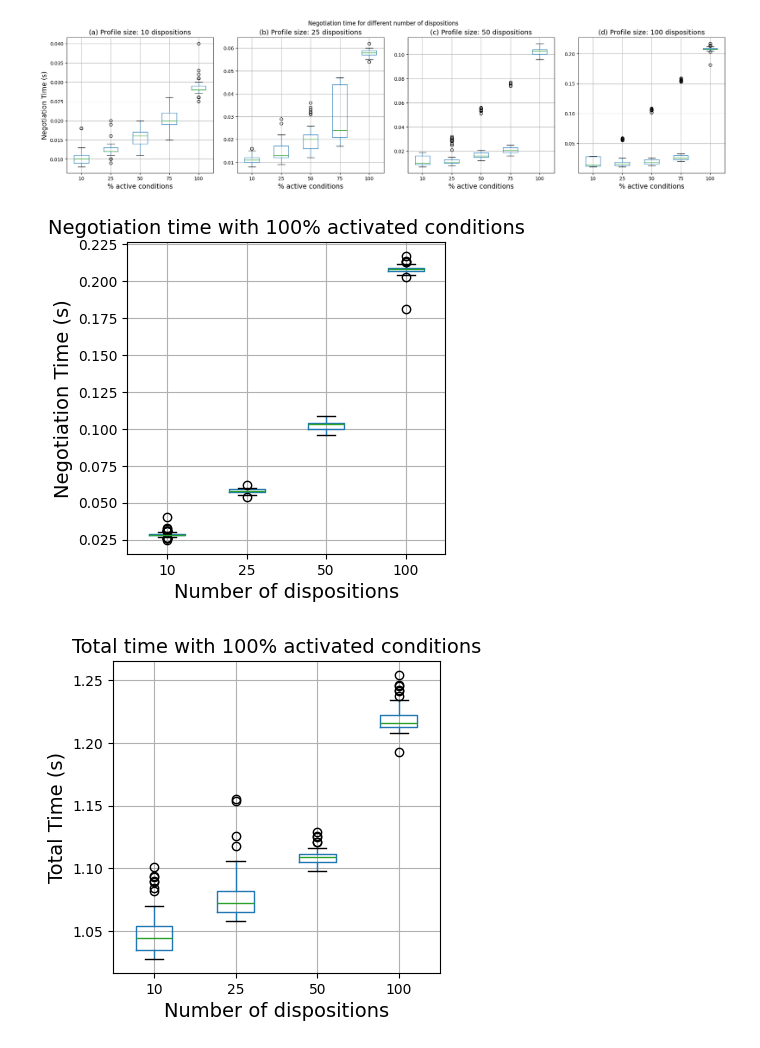
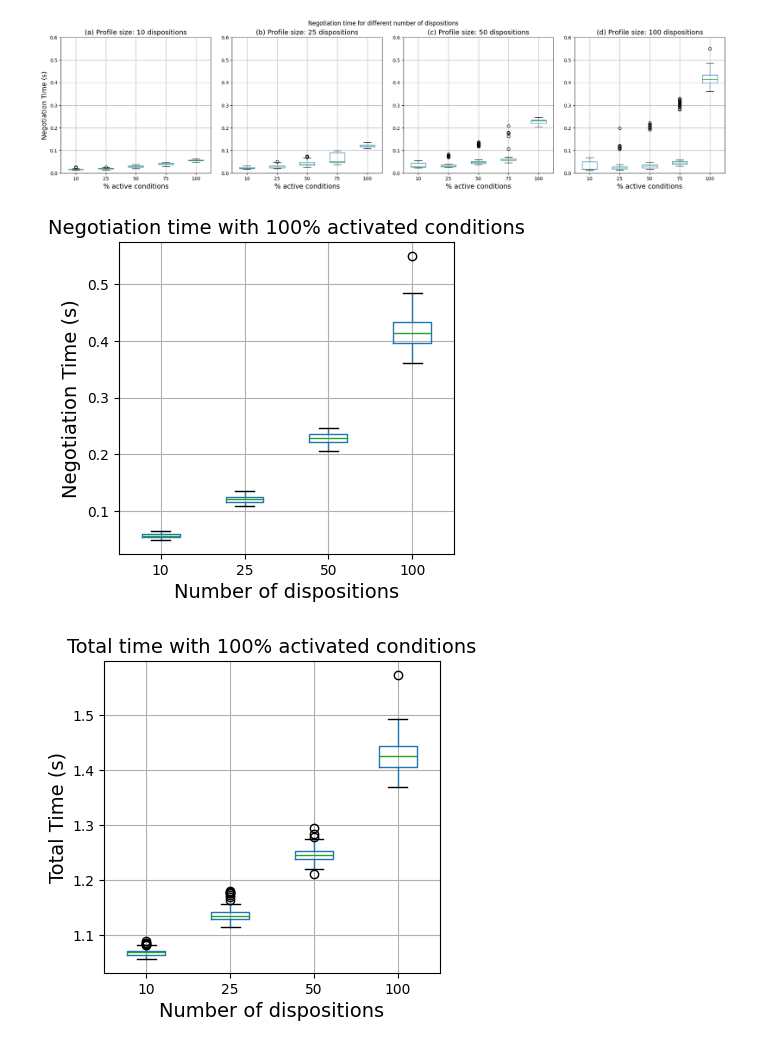
Before and after one commit to reichern/robethichor-self-negotiation, a Jupyter notebook: evaluation/scalability.ipynb, the cells around one changed output. Cells and saved outputs as stored; diff of their text form; code cells hidden in the pictures.

Commit message:
evaluation update, new results slightly changes scripts

```diff
--- a/evaluation/scalability.ipynb
+++ b/evaluation/scalability.ipynb
@@ -9,7 +9,7 @@ data = []
 # pattern = r'Gazebo: \S. Negotiation rounds: (?P<rounds>\d+). Preparation time: (?P<prep_time>\d+\.\d+) seconds. Negotiation time: (?P<time>\d+\.\d+) seconds. Result: (?P<result>\S+). Goal: {"goal": "Scalability test! (?P<dispositions>\d+) dispositions, (?P<activated_cond>\d+) activated conditions, *?'
 pattern = r'Negotiation rounds: (?P<rounds>\d+). Preparation time: (?P<prep_time>\d+\.\d+) seconds. Negotiation time: (?P<time>\d+\.\d+) seconds. Result: (?P<result>\S+). Goal: {"goal": "Scalability test! (?P<dispositions>\d+) dispositions, (?P<activated_cond>\d+) activated conditions, *?'
 
-log_file_path = '../results/scalability_v1.log'
+log_file_path = '../results/scalability.log'
 #  sim_files = [os.path.join('../results', f) for f in os.listdir('../results')]
 
 # for log_file_path in sim_files:
@@ -63,6 +63,7 @@ for i, dispositions in enumerate(sorted(dispositions_list)):
     else : ax = axes
     if ax:
         subset = df[df["num_dispositions"] == dispositions][["percentage_activated_conditions","total_time"]]
+        print(subset.groupby("percentage_activated_conditions").mean())
         subset.boxplot(ax=ax,by="percentage_activated_conditions")
         ax.set_title(f"({['a', 'b', 'c', 'd', 'e'][chart_counter]}) Profile size: {dispositions} dispositions", fontsize=14)
         ax.set_xlabel("% active conditions", fontsize=14)
@@ -71,6 +72,7 @@ for i, dispositions in enumerate(sorted(dispositions_list)):
         else:
             ax.set_ylabel(" ")
         chart_counter += 1
+        ax.set_ylim([1,1.6])
     else:
         pass
 fig.suptitle("Total time for different number of dispositions")
@@ -80,33 +99,34 @@ plt.show()
 # %%
 dispositions_list = df["num_dispositions"].unique()
 conditions_list = df["percentage_activated_conditions"].unique()
 
 num_dispositions = len(dispositions_list)
 num_conditions = len(conditions_list)
 fig, axes = plt.subplots(1,num_dispositions, figsize=(20, 5), constrained_layout=True)
 
 # First row: dispositions
 chart_counter = 0
 for i, dispositions in enumerate(sorted(dispositions_list)):
     if num_dispositions > 1:
         ax = axes[i] if i < num_dispositions else None
     else : ax = axes
     if ax:
         subset = df[df["num_dispositions"] == dispositions][["percentage_activated_conditions","negotiation_time"]]
         subset.boxplot(ax=ax,by="percentage_activated_conditions")
         ax.set_title(f"({['a', 'b', 'c', 'd', 'e'][chart_counter]}) Profile size: {dispositions} dispositions", fontsize=14)
         ax.set_xlabel("% active conditions", fontsize=14)
         if i == 0:
             ax.set_ylabel("Negotiation Time (s)", fontsize=14)
         else:
             ax.set_ylabel(" ")
         chart_counter += 1
+        ax.set_ylim([0,0.6])
     else:
         pass
 fig.suptitle("Negotiation time for different number of dispositions")
 plt.show()
 # %% [output]
-[figure, old version]
+[figure, new version]
 # %%
 dispositions_list = df["num_dispositions"].unique()
 
@@ -121,7 +141,7 @@ ax.set_ylabel("Negotiation Time (s)", fontsize=14)
 fig.suptitle("")
 plt.show()
 # %% [output]
-[figure, old version]
+[figure, new version]
 # %%
 dispositions_list = df["num_dispositions"].unique()
 
@@ -136,7 +156,7 @@ ax.set_ylabel("Total Time (s)", fontsize=14)
 fig.suptitle("")
 plt.show()
 # %% [output]
-[figure, old version]
+[figure, new version]
 # %%
 dispositions_list = df["num_dispositions"].unique()
 
```
Also changed, not shown: parts of 6 cells of this notebook, 9 other files.
